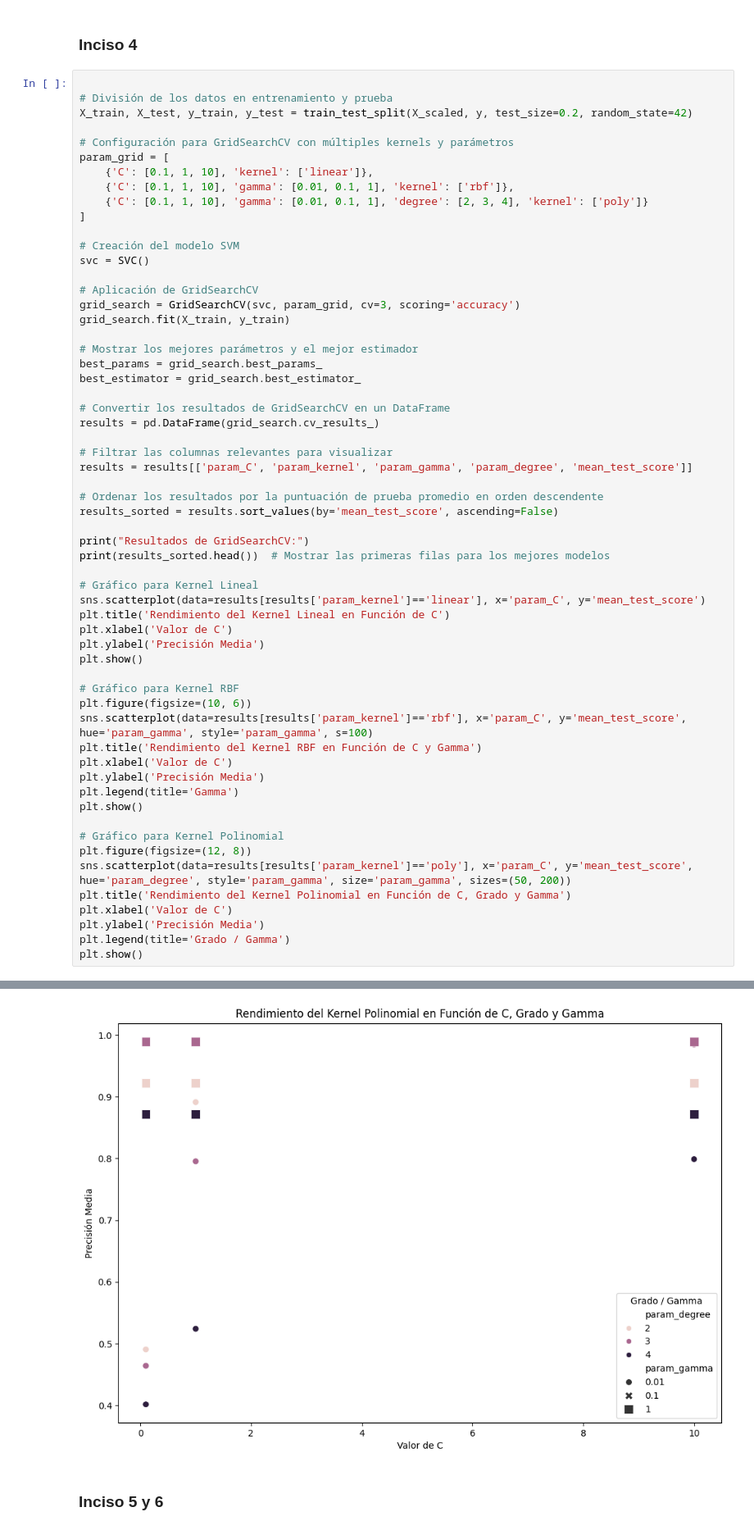
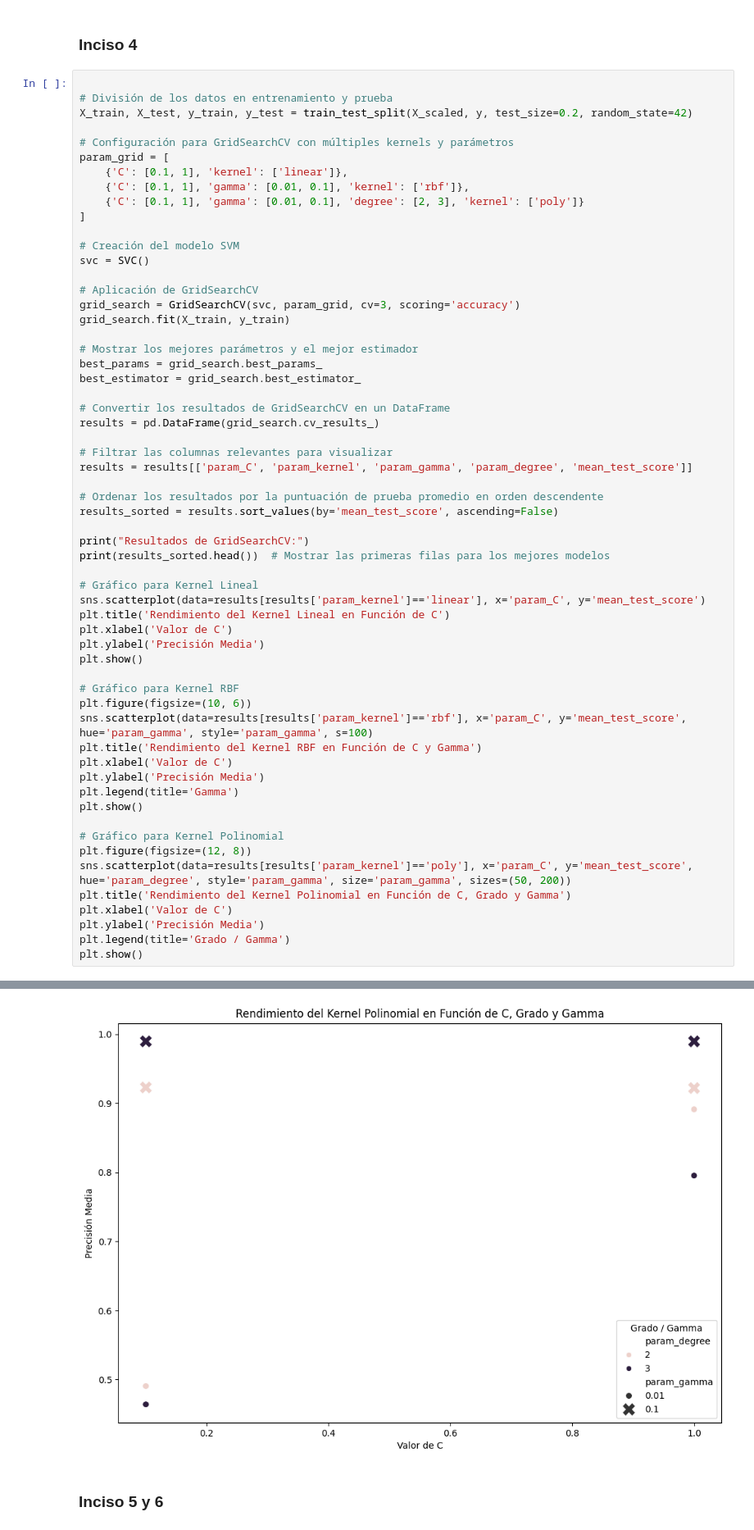
Before and after one commit to FabianJuarez182/MD-HT7, a Jupyter notebook: MD-HT7.ipynb, the cells around one changed output, grey strips where cells are left out. Shown: that part at 82% size. Drawn from its saved outputs; the diff is of its cells as text.

```diff
--- a/MD-HT7.ipynb
+++ b/MD-HT7.ipynb
@@ -185,9 +185,9 @@ X_train, X_test, y_train, y_test = train_test_split(X_scaled, y, test_size=0.2,
 
 # Configuración para GridSearchCV con múltiples kernels y parámetros
 param_grid = [
-    {'C': [0.1, 1, 10], 'kernel': ['linear']},
-    {'C': [0.1, 1, 10], 'gamma': [0.01, 0.1, 1], 'kernel': ['rbf']},
-    {'C': [0.1, 1, 10], 'gamma': [0.01, 0.1, 1], 'degree': [2, 3, 4], 'kernel': ['poly']}
+    {'C': [0.1, 1], 'kernel': ['linear']},
+    {'C': [0.1, 1], 'gamma': [0.01, 0.1], 'kernel': ['rbf']},
+    {'C': [0.1, 1], 'gamma': [0.01, 0.1], 'degree': [2, 3], 'kernel': ['poly']}
 ]
 
 # Creación del modelo SVM
@@ -250,4 +250,4 @@ Resultados de GridSearchCV:
-[figure, old version]
+[figure, new version]
 # %% [markdown]
 ### Inciso 5 y 6
 # %%
```
Also changed, not shown: parts of 2 cells of this notebook.
